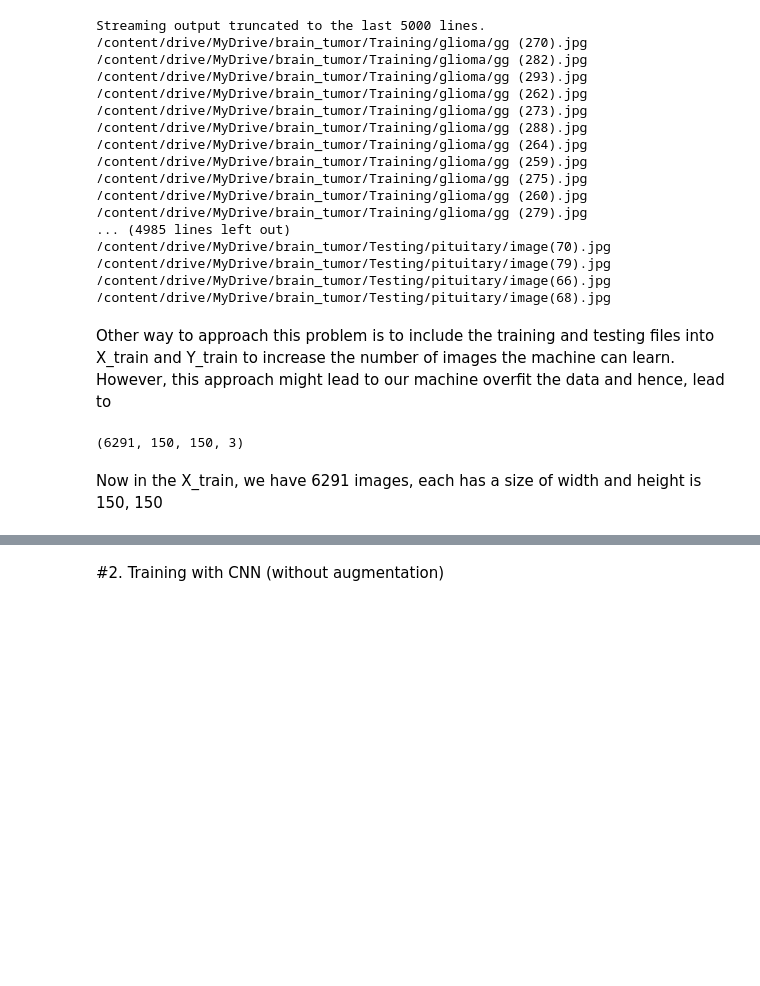
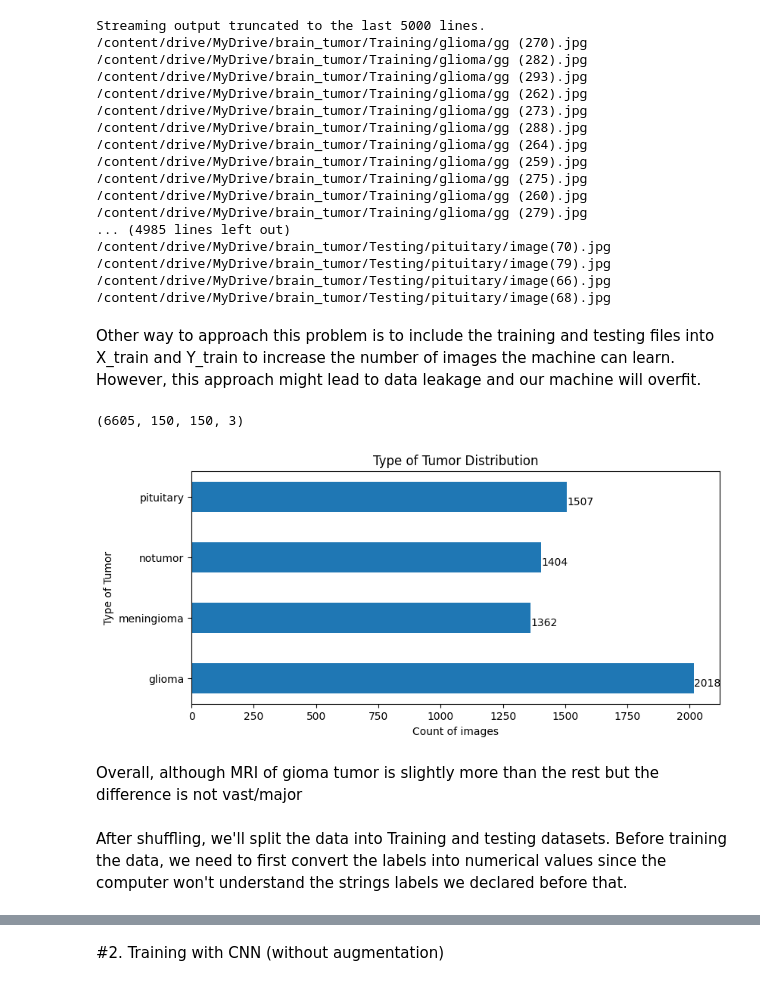
Before and after one commit to jtran2509/brain_tumor, a Jupyter notebook: brain_tumor_classifier.ipynb, the cells around one changed output, grey strips where cells are left out. Drawn from its saved outputs; the diff is of its cells as text; code cells hidden in the pictures; blank space fills up the shorter version.

```diff
--- a/brain_tumor_classifier.ipynb
+++ b/brain_tumor_classifier.ipynb
@@ -185,9 +196,15 @@ for i in labels:
     X_train.append(img)
     Y_train.append(i)
 
+for i in labels:
+  folder_path = os.path.join('/content/drive/MyDrive/brain_tumor/Testing', i)
+  for j in os.listdir(folder_path):
+    img = cv2.imread(os.path.join(folder_path, j))
+    img = cv2.resize(img, (image_size, image_size))
+    X_train.append(img)
+    Y_train.append(i)
+
 X_train = np.array(X_train)
 Y_train = np.array(Y_train)
-x_test = np.array(x_test)
-y_test = np.array(y_test)
 # %% [markdown]
-Other way to approach this problem is to include the training and testing files into X_train and Y_train to increase the number of images the machine can learn. However, this approach might lead to our machine overfit the data and hence, lead to
+Other way to approach this problem is to include the training and testing files into X_train and Y_train to increase the number of images the machine can learn. However, this approach might lead to data leakage and our machine will overfit.
@@ -204,6 +213,4 @@ Other way to approach this problem is to include the training and testing files
 X_train, Y_train = shuffle(X_train, Y_train, random_state=42)
 X_train.shape
 # %% [output]
-(6291, 150, 150, 3)
+(6605, 150, 150, 3)
-# %% [markdown]
-Now in the X_train, we have 6291 images, each has a size of width and height is 150, 150
@@ -212 +217,31 @@ X_train, x_test, Y_train, y_test = train_test_split(X_train, Y_train, test_size
+# %%
+# Visualize distribution of the training dataset
+category_count = {}
+
+valid_extensions = ('.jpg', '.png', '.jpeg')
+
+for i in labels:
+  folder_path = os.path.join('/content/drive/MyDrive/brain_tumor/Training', i)
+  valid_images = [file for file in os.listdir(folder_path) if file.lower().endswith(valid_extensions)]
+  category_count[i] = len(valid_images)
+
+fig, ax = plt.subplots(figsize = (9,4))
+
+# Bar chart
+bar_plot = plt.barh(list(category_count.keys()), list(category_count.values()), 0.5)
+plt.title("Type of Tumor Distribution")
+plt.xlabel('Count of images')
+plt.ylabel('Type of Tumor')
+for i, bar in enumerate(bar_plot):
+  plt.text(bar.get_width(),
+           bar.get_y() + bar.get_height() / 2, str(list(category_count.values())[i]),
+           va = 'top')
+
+plt.show()
+# %% [output]
+[figure, added]
+# %% [markdown]
+Overall, although MRI of gioma tumor is slightly more than the rest but the difference is not vast/major
+# %% [markdown]
+After shuffling, we'll split the data into Training and testing datasets. Before training the data, we need to first convert the labels into numerical values since the computer won't understand the strings labels we declared before that.
 # %%
```
Also changed, not shown: parts of 75 cells of this notebook, 2 other files.
